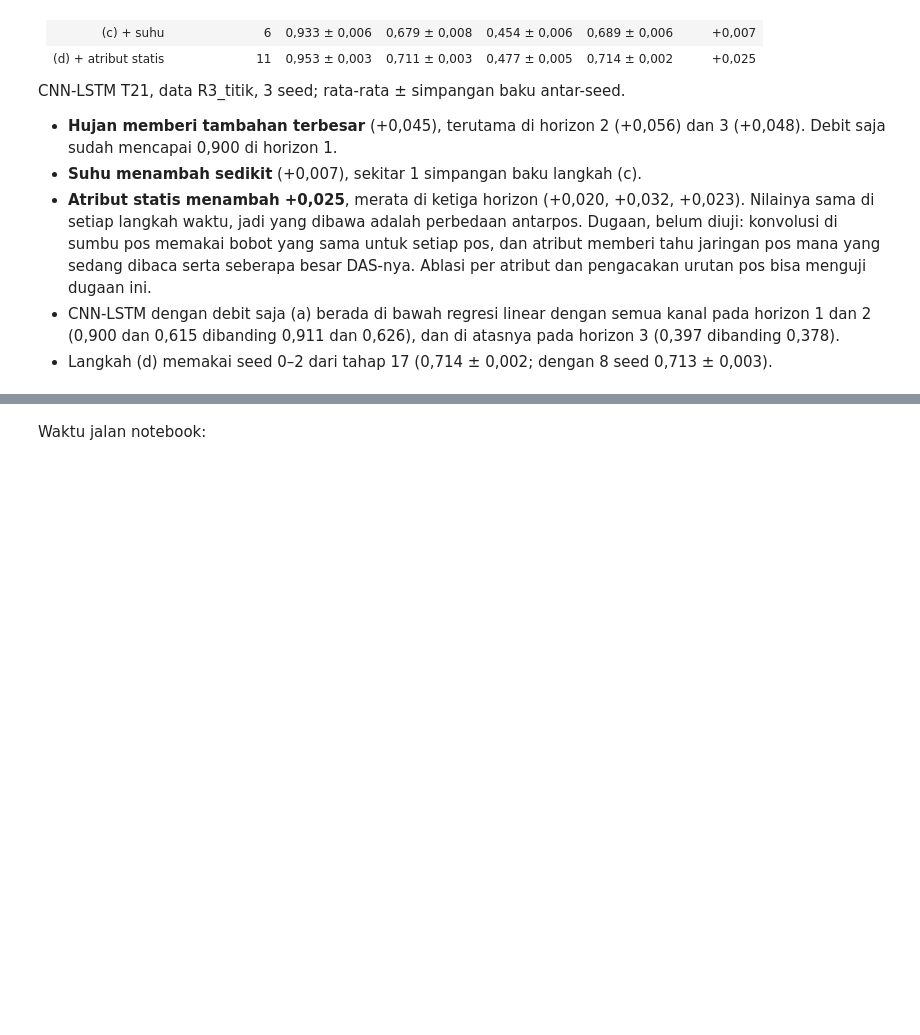
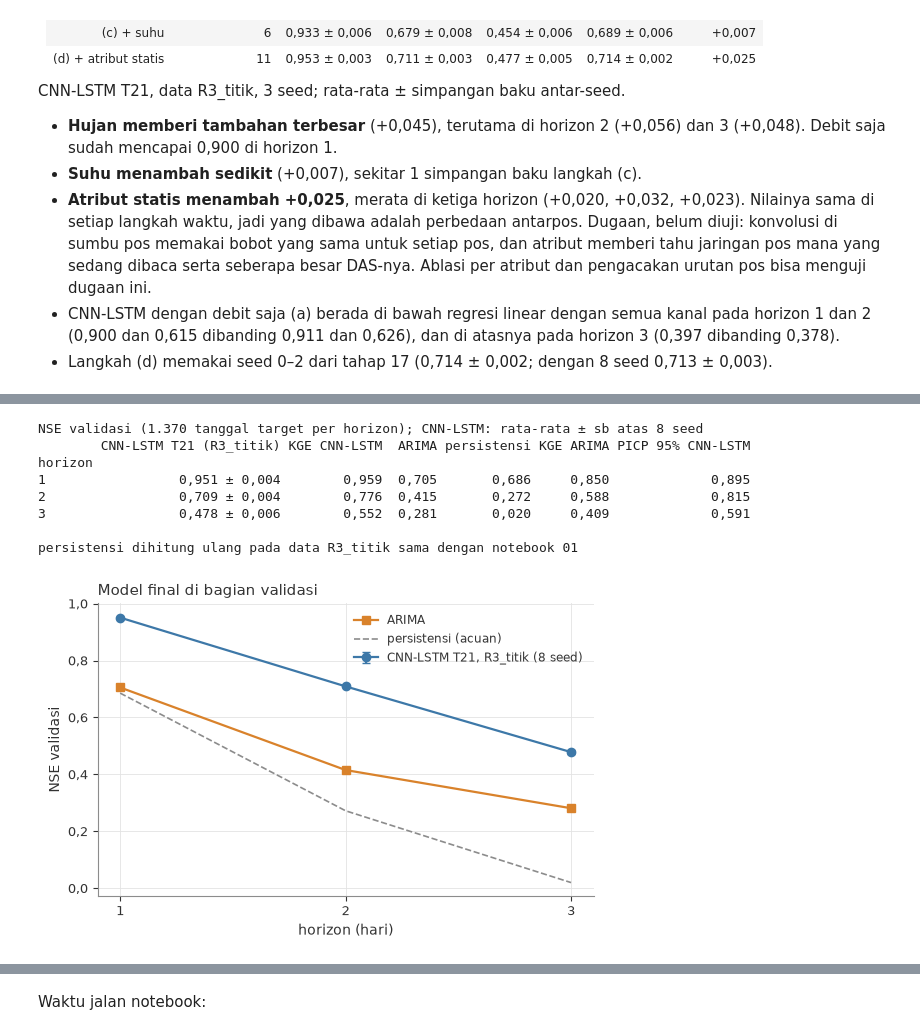
Before and after one commit to bernardswidiya/cnn-lstm-mcdropout-streamflow, a Jupyter notebook: modeling/02_pemilihan.ipynb, the cells around one changed output, grey strips where cells are left out. Saved outputs shown, nothing was run; the diff lists cells and outputs as text; code cells hidden in the pictures; blank space fills up the shorter version.

```diff
--- a/modeling/02_pemilihan.ipynb
+++ b/modeling/02_pemilihan.ipynb
@@ -2107,0 +2202,47 @@ CNN-LSTM T21, data R3_titik, 3 seed; rata-rata ± simpangan baku antar-seed.
+# %%
+lama_b = pd.read_csv(HASIL / "baseline_validasi_per_run.csv")
+cnn_f = FIN_R3[FIN_R3["model"] == "cnn_lstm"]
+baris_f = []
+for h in HORIZON:
+    s_ = cnn_f[cnn_f["horizon"] == h]
+    baris_f.append({"horizon": h, "CNN-LSTM T21 (R3_titik)": sel_(s_["NSE"].mean(), s_["NSE"].std()),
+                    "KGE CNN-LSTM": koma(s_["KGE"].mean(), d=3),
+                    **{nm: koma(float(lama_b[(lama_b["model"] == nm) & (lama_b["horizon"] == h)]["NSE"].iloc[0]), d=3)
+                       for nm in ["ARIMA", "persistensi"]},
+                    "KGE ARIMA": koma(float(lama_b[(lama_b["model"] == "ARIMA") & (lama_b["horizon"] == h)]["KGE"].iloc[0]), d=3),
+                    "PICP 95% CNN-LSTM": koma(s_["PICP95"].mean(), d=3)})
+TAB_FINAL = pd.DataFrame(baris_f).set_index("horizon")
+print("NSE validasi (1.370 tanggal target per horizon); CNN-LSTM: rata-rata ± sb atas 8 seed")
+print(TAB_FINAL.to_string())
+for h in HORIZON:
+    D = data_pilihan(h, **KONF_R)
+    pers = metrik(ke_m3s(D["y_val"], D), ke_m3s(D["X_val"][:, -1, D["i_target"], 0], D))
+    b_ = lama_b[(lama_b["model"] == "persistensi") & (lama_b["horizon"] == h)].iloc[0]
+    assert abs(pers["NSE"] - b_["NSE"]) < 1e-4, "persistensi berbeda dengan notebook 01"
+print("\npersistensi dihitung ulang pada data R3_titik sama dengan notebook 01")
+simpan_f = pd.DataFrame({"horizon": HORIZON,
+                         "NSE_CNN_LSTM_T21_R3": [cnn_f[cnn_f.horizon == h]["NSE"].mean() for h in HORIZON],
+                         "sb_CNN_LSTM_T21_R3": [cnn_f[cnn_f.horizon == h]["NSE"].std() for h in HORIZON],
+                         "NSE_ARIMA": [float(lama_b[(lama_b.model == "ARIMA") & (lama_b.horizon == h)]["NSE"].iloc[0]) for h in HORIZON],
+                         "NSE_persistensi": [float(lama_b[(lama_b.model == "persistensi") & (lama_b.horizon == h)]["NSE"].iloc[0]) for h in HORIZON]})
+simpan_f.round(5).to_csv(HASIL / "perbandingan_final_validasi.csv", index=False)
+
+fig, ax = plt.subplots(figsize=(6.4, 3.8))
+xh = np.array(HORIZON)
+ax.errorbar(xh, simpan_f["NSE_CNN_LSTM_T21_R3"], yerr=simpan_f["sb_CNN_LSTM_T21_R3"], marker="o", lw=1.6, capsize=3,
+            color=WARNA["utama"], label="CNN-LSTM T21, R3_titik (8 seed)")
+ax.plot(xh, simpan_f["NSE_ARIMA"], marker="s", lw=1.6, color=PALET["oranye"], label="ARIMA")
+ax.plot(xh, simpan_f["NSE_persistensi"], ls="--", lw=1.2, color=BATAS, label="persistensi (acuan)")
+ax.set_xticks(xh); ax.set_xlabel("horizon (hari)"); ax.set_ylabel("NSE validasi"); sumbu_koma(ax, d=1)
+ax.legend(fontsize=8.5); ax.set_title("Model final di bagian validasi", loc="left")
+simpan_gambar(fig, "perbandingan_final_validasi")
+# %% [output]
+NSE validasi (1.370 tanggal target per horizon); CNN-LSTM: rata-rata ± sb atas 8 seed
+        CNN-LSTM T21 (R3_titik) KGE CNN-LSTM  ARIMA persistensi KGE ARIMA PICP 95% CNN-LSTM
+horizon
+1                 0,951 ± 0,004        0,959  0,705       0,686     0,850             0,895
+2                 0,709 ± 0,004        0,776  0,415       0,272     0,588             0,815
+3                 0,478 ± 0,006        0,552  0,281       0,020     0,409             0,591
+
+persistensi dihitung ulang pada data R3_titik sama dengan notebook 01
+[figure, added]
```
Also changed, not shown: parts of 6 cells of this notebook, 16 other files.
